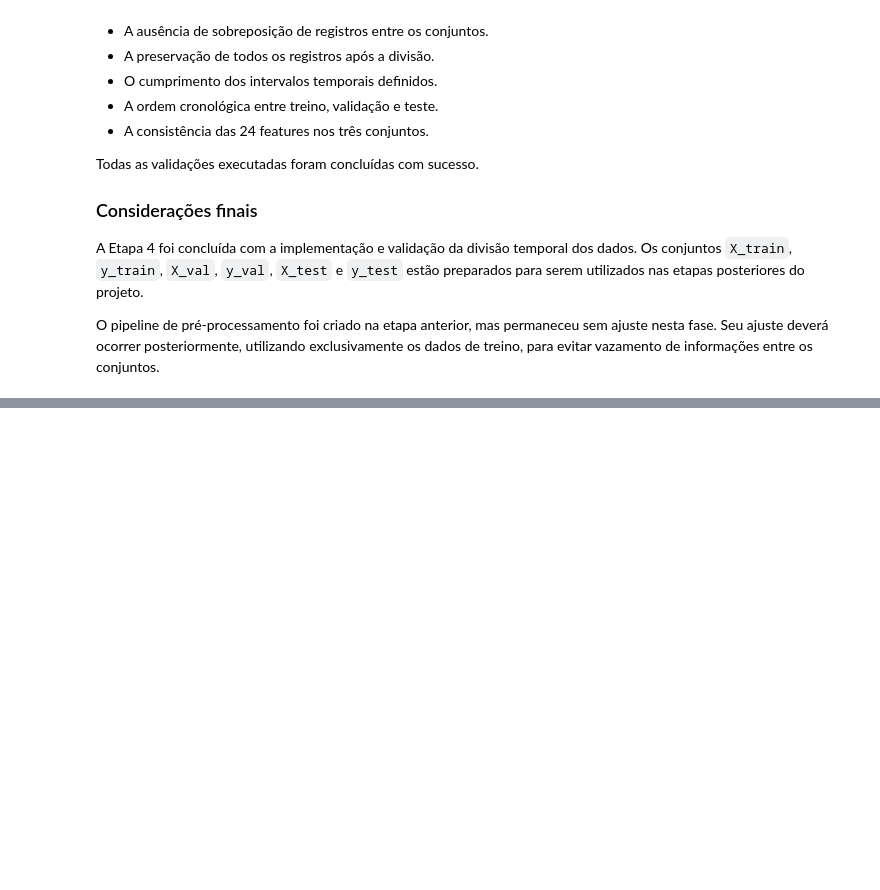
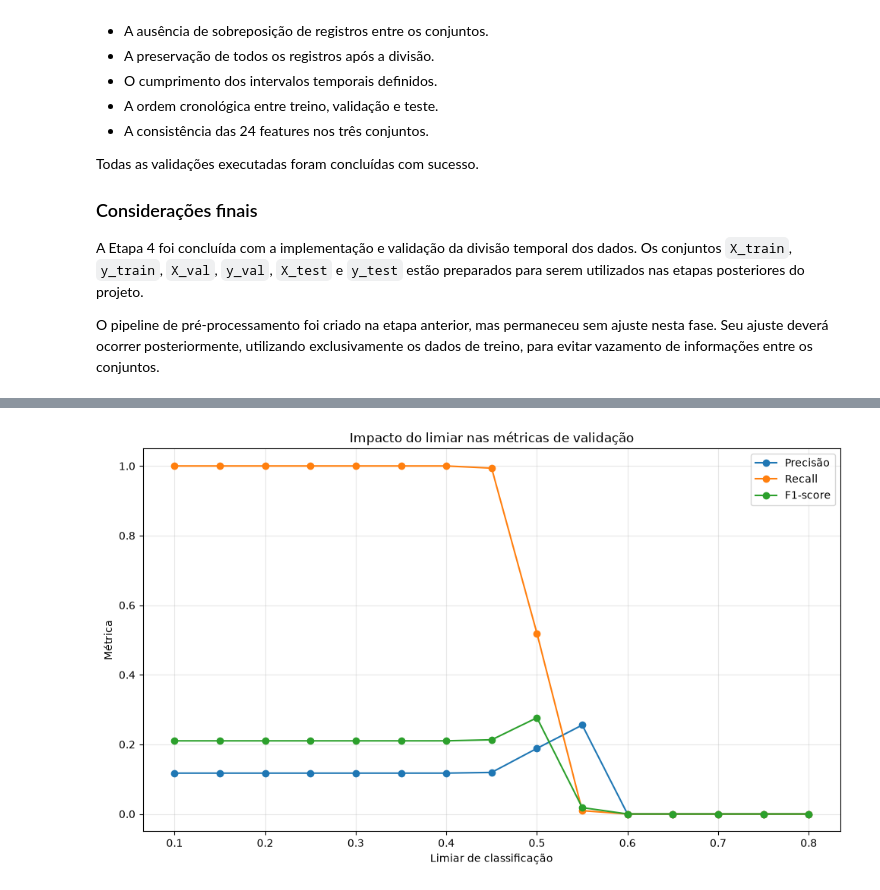
Before and after one commit to Franciane-sl/DeliveryRisk_AI, a Jupyter notebook: pipeline/notebooks/delivery_risk_analysis.ipynb, the cells around one changed output, grey strips where cells are left out. Cells and saved outputs as stored; diff of their text form; code cells hidden in the pictures; blank space fills up the shorter version.

Commit message:
feat: implementar experimentos de treinamento e avaliação de modelos

```diff
--- a/pipeline/notebooks/delivery_risk_analysis.ipynb
+++ b/pipeline/notebooks/delivery_risk_analysis.ipynb
@@ -2285,0 +2531,13 @@ O pipeline de pré-processamento foi criado na etapa anterior, mas permaneceu se
+# %%
+melhor_resultado_rf = max(
+    resultados_random_forest,
+    key=lambda resultado: resultado["f1"],
+)
+
+melhor_pipeline_rf = melhor_resultado_rf["pipeline"]
+
+print("Melhor configuração:")
+print(melhor_resultado_rf["hiperparametros"])
+
+print(f"F1-score: {melhor_resultado_rf['f1']:.4f}")
+print(f"ROC-AUC: {melhor_resultado_rf['roc_auc']:.4f}")
@@ -2285,0 +2614,49 @@ O pipeline de pré-processamento foi criado na etapa anterior, mas permaneceu se
+# %%
+
+diretorio_imagens = (
+    Path.cwd().parent.parent
+    / "images"
+    / "avaliacao_modelos"
+)
+
+diretorio_imagens.mkdir(parents=True, exist_ok=True)
+
+plt.figure(figsize=(10, 6))
+
+plt.plot(
+    tabela_limiares["limiar"],
+    tabela_limiares["precision"],
+    marker="o",
+    label="Precisão",
+)
+
+plt.plot(
+    tabela_limiares["limiar"],
+    tabela_limiares["recall"],
+    marker="o",
+    label="Recall",
+)
+
+plt.plot(
+    tabela_limiares["limiar"],
+    tabela_limiares["f1"],
+    marker="o",
+    label="F1-score",
+)
+
+plt.xlabel("Limiar de classificação")
+plt.ylabel("Métrica")
+plt.title("Impacto do limiar nas métricas de validação")
+plt.legend()
+plt.grid(True, alpha=0.3)
+plt.tight_layout()
+
+plt.savefig(
+    diretorio_imagens / "impacto_limiar_metricas_validacao.png",
+    dpi=300,
+    bbox_inches="tight",
+)
+
+plt.show()
+# %% [output]
+[figure, added]
```
Also changed, not shown: parts of 18 cells of this notebook.
